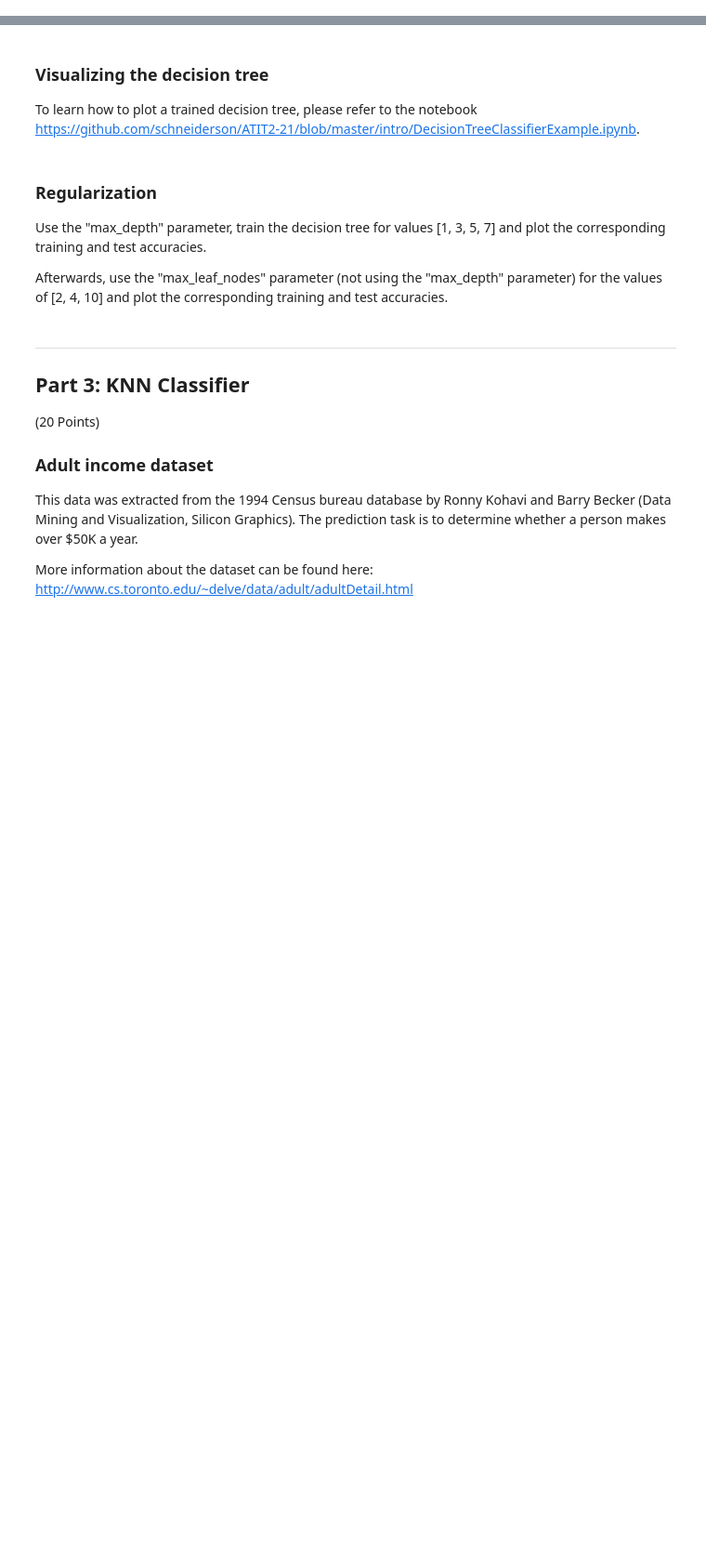
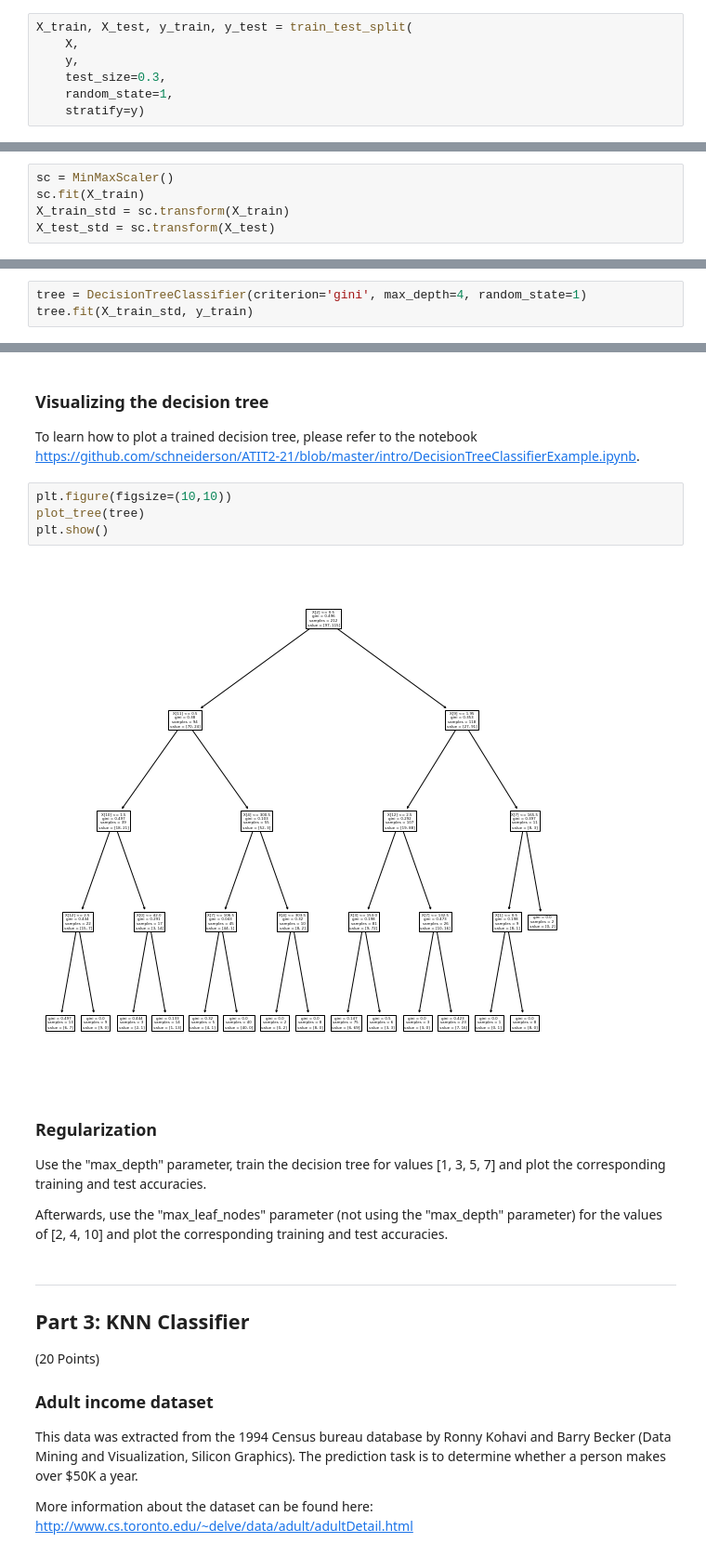
Before and after one commit to tomheyden/Assignment-2, a Jupyter notebook: Kopie_von_Assignment2_ATIT22.ipynb, the cells around one changed output, grey strips where cells are left out. Shown at 93% size. Cells and saved outputs as stored; diff of their text form; blank space fills up the shorter version.

```diff
--- a/Kopie_von_Assignment2_ATIT22.ipynb
+++ b/Kopie_von_Assignment2_ATIT22.ipynb
@@ -230,8 +242,20 @@ Familiarize yourself with the dataset. Look at the different features available
 # %% [markdown]
 Perform a train test split using sklearn.model_selection.train_test_split (as it was done in the previous assignment).
 Since the dataset doesn't cotain that many instances, leave 40% of the data as a test set and 60% for the training set.
+# %%
+X_train, X_test, y_train, y_test = train_test_split(
+    X,
+    y,
+    test_size=0.3,
+    random_state=1,
+    stratify=y)
 # %% [markdown]
 Do feature scaling
+# %%
+sc = MinMaxScaler()
+sc.fit(X_train)
+X_train_std = sc.transform(X_train)
+X_test_std = sc.transform(X_test)
 # %% [markdown]
 Is feature scaling actually necessary in this case? Please elaborate why or why not:
 # %% [markdown]
@@ -241,3 +265,6 @@ Is feature scaling actually necessary in this case? Please elaborate why or why
 
 
 Train the decision tree model on your training data. Use the DecisionTreeClassifier class from the sklearn.tree package.
+# %%
+tree = DecisionTreeClassifier(criterion='gini', max_depth=4, random_state=1)
+tree.fit(X_train_std, y_train)
@@ -249,6 +283,12 @@ Please evaluate the model performance based on its accuracy score and the confus
 ### Visualizing the decision tree
 
 To learn how to plot a trained decision tree, please refer to the notebook https://github.com/schneiderson/ATIT2-21/blob/master/intro/DecisionTreeClassifierExample.ipynb.
+# %%
+plt.figure(figsize=(10,10))
+plot_tree(tree)
+plt.show()
+# %% [output]
+[figure, added]
 # %% [markdown]
 ### Regularization
 
```
Also changed, not shown: parts of 9 cells of this notebook.
